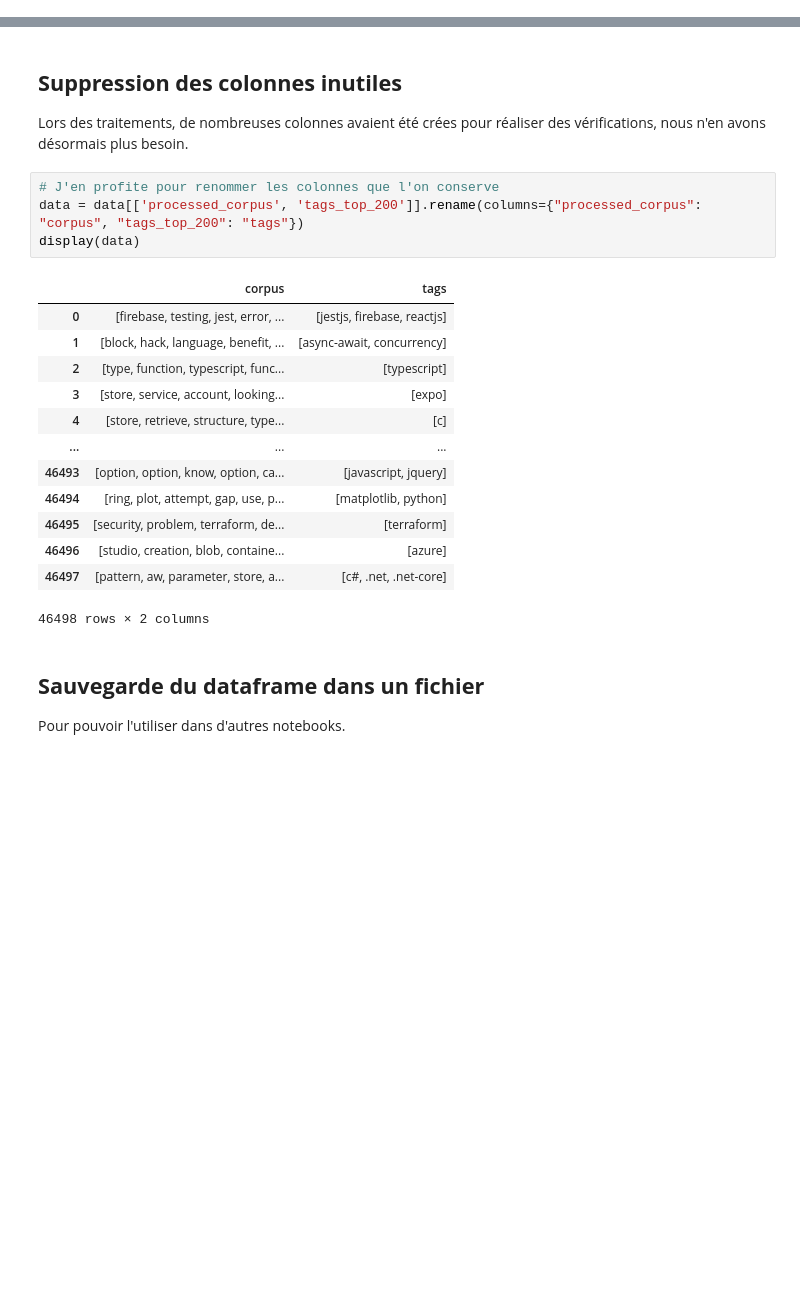
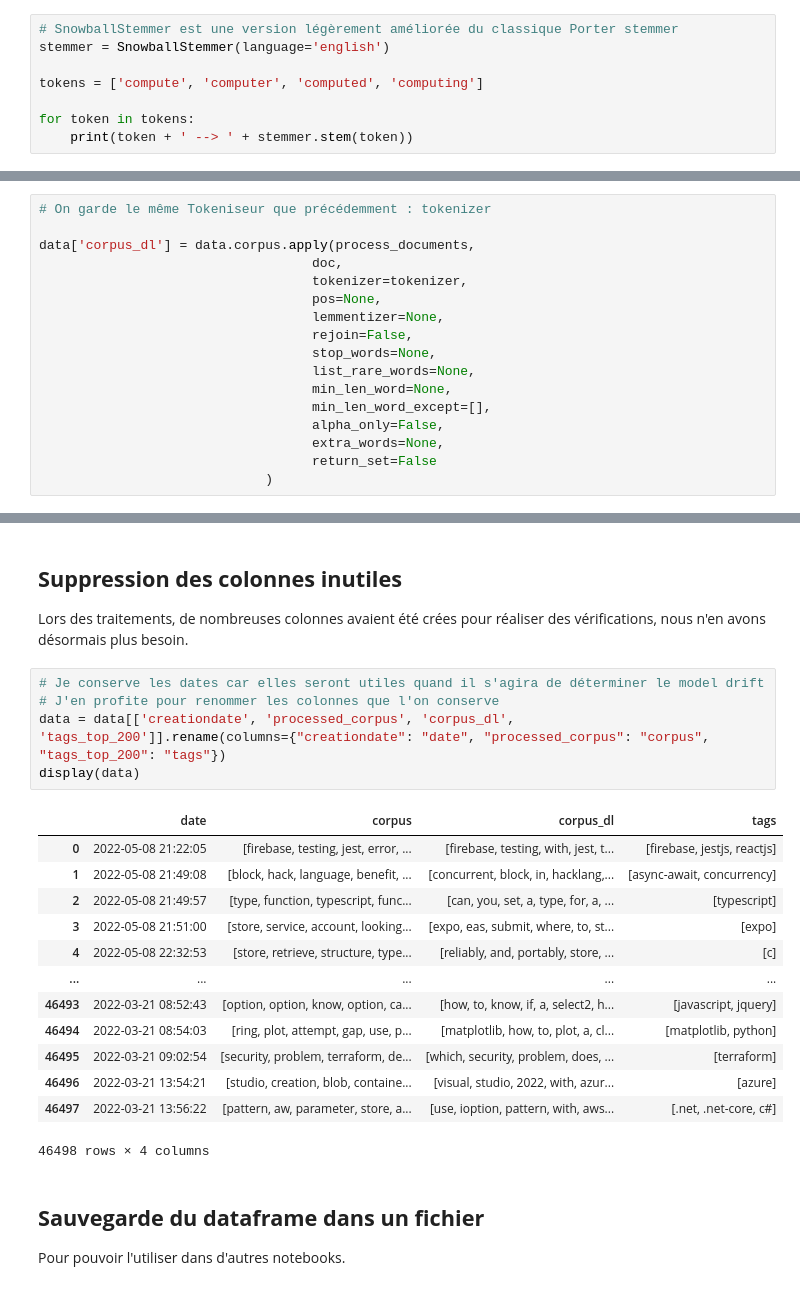
Before and after one commit to BiGHeaDMaX/Suggestion-automatique-de-mots-cles, a Jupyter notebook: 01 - Pré-traitements et Exploration.ipynb, the cells around one changed output, grey strips where cells are left out. Saved outputs shown, nothing was run; the diff lists cells and outputs as text; blank space fills up the shorter version.

```diff
--- a/01 - Pré-traitements et Exploration.ipynb
+++ b/01 - Pré-traitements et Exploration.ipynb
@@ -775,0 +787,8 @@ Le lemmatiseur de SpaCy semble plus efficace, c'est celui-ci que nous utiliseron
+# %%
+# SnowballStemmer est une version légèrement améliorée du classique Porter stemmer
+stemmer = SnowballStemmer(language='english')
+
+tokens = ['compute', 'computer', 'computed', 'computing']
+
+for token in tokens:
+    print(token + ' --> ' + stemmer.stem(token))
@@ -1218,0 +1257,17 @@ plt.show()
+# %%
+# On garde le même Tokeniseur que précédemment : tokenizer
+
+data['corpus_dl'] = data.corpus.apply(process_documents,
+                                   doc,
+                                   tokenizer=tokenizer,
+                                   pos=None,
+                                   lemmentizer=None,
+                                   rejoin=False,
+                                   stop_words=None,
+                                   list_rare_words=None,
+                                   min_len_word=None,
+                                   min_len_word_except=[],
+                                   alpha_only=False,
+                                   extra_words=None,
+                                   return_set=False
+                             )
@@ -1469,23 +1581,24 @@ data.reset_index(inplace=True, drop=True)
 
 Lors des traitements, de nombreuses colonnes avaient été crées pour réaliser des vérifications, nous n'en avons désormais plus besoin.
 # %%
+# Je conserve les dates car elles seront utiles quand il s'agira de déterminer le model drift
 # J'en profite pour renommer les colonnes que l'on conserve
-data = data[['processed_corpus', 'tags_top_200']].rename(columns={"processed_corpus": "corpus", "tags_top_200": "tags"})
+data = data[['creationdate', 'processed_corpus', 'corpus_dl', 'tags_top_200']].rename(columns={"creationdate": "date", "processed_corpus": "corpus", "tags_top_200": "tags"})
 display(data)
 # %% [output]
-|  | corpus | tags |
-| 0 | [firebase, testing, jest, error, ... | [jestjs, firebase, reactjs] |
-| 1 | [block, hack, language, benefit, ... | [async-await, concurrency] |
-| 2 | [type, function, typescript, func... | [typescript] |
-| 3 | [store, service, account, looking... | [expo] |
-| 4 | [store, retrieve, structure, type... | [c] |
-| ... | ... | ... |
-| 46493 | [option, option, know, option, ca... | [javascript, jquery] |
-| 46494 | [ring, plot, attempt, gap, use, p... | [matplotlib, python] |
-| 46495 | [security, problem, terraform, de... | [terraform] |
-| 46496 | [studio, creation, blob, containe... | [azure] |
-| 46497 | [pattern, aw, parameter, store, a... | [c#, .net, .net-core] |
+|  | date | corpus | corpus_dl | tags |
+| 0 | 2022-05-08 21:22:05 | [firebase, testing, jest, error, ... | [firebase, testing, with, jest, t... | [firebase, jestjs, reactjs] |
+| 1 | 2022-05-08 21:49:08 | [block, hack, language, benefit, ... | [concurrent, block, in, hacklang,... | [async-await, concurrency] |
+| 2 | 2022-05-08 21:49:57 | [type, function, typescript, func... | [can, you, set, a, type, for, a, ... | [typescript] |
+| 3 | 2022-05-08 21:51:00 | [store, service, account, looking... | [expo, eas, submit, where, to, st... | [expo] |
+| 4 | 2022-05-08 22:32:53 | [store, retrieve, structure, type... | [reliably, and, portably, store, ... | [c] |
+| ... | ... | ... | ... | ... |
+| 46493 | 2022-03-21 08:52:43 | [option, option, know, option, ca... | [how, to, know, if, a, select2, h... | [javascript, jquery] |
+| 46494 | 2022-03-21 08:54:03 | [ring, plot, attempt, gap, use, p... | [matplotlib, how, to, plot, a, cl... | [matplotlib, python] |
+| 46495 | 2022-03-21 09:02:54 | [security, problem, terraform, de... | [which, security, problem, does, ... | [terraform] |
+| 46496 | 2022-03-21 13:54:21 | [studio, creation, blob, containe... | [visual, studio, 2022, with, azur... | [azure] |
+| 46497 | 2022-03-21 13:56:22 | [pattern, aw, parameter, store, a... | [use, ioption, pattern, with, aws... | [.net, .net-core, c#] |
-46498 rows × 2 columns
+46498 rows × 4 columns
 # %% [markdown]
 ## **Sauvegarde du dataframe dans un fichier**
 
```
Also changed, not shown: parts of 27 cells of this notebook.
